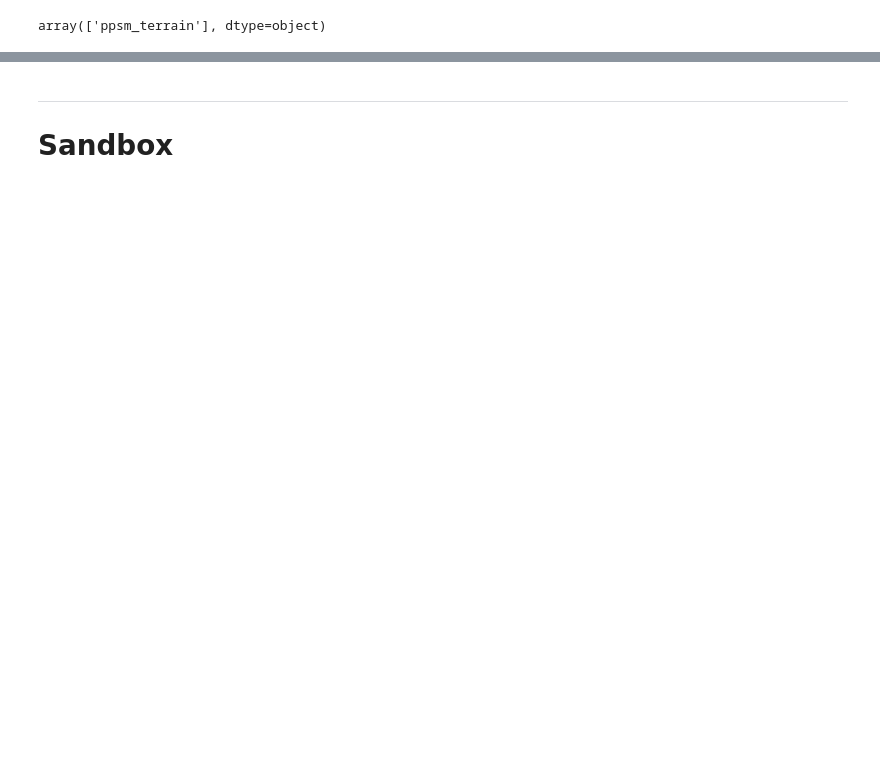
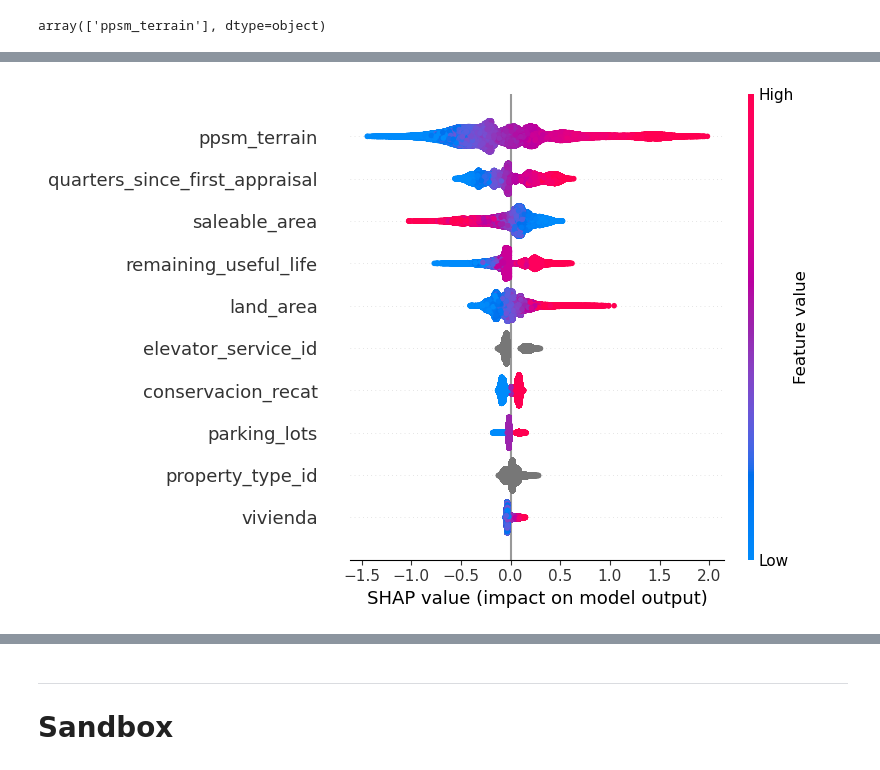
Before and after one commit to YunPerez/mexico-real-estate-investigation, a Jupyter notebook: src/BACKLOG/P1_PRE_EDA/s9_upload_mlflow.ipynb, the cells around one changed output, grey strips where cells are left out. Cells and saved outputs as stored; diff of their text form; code cells hidden in the pictures; blank space fills up the shorter version.

```diff
--- a/src/BACKLOG/P1_PRE_EDA/s9_upload_mlflow.ipynb
+++ b/src/BACKLOG/P1_PRE_EDA/s9_upload_mlflow.ipynb
@@ -594,0 +669,10 @@ sns.histplot(
+# %%
+# init catboost
+model = CatBoostRegressor(**config_model['hyperparameters'])
+
+# fit model
+model.fit(
+    X=dict_data['train'],
+    eval_set=dict_data['validation'] if dict_data['validation'] is not None else None,
+    plot=True
+)
@@ -594,0 +818,25 @@ sns.histplot(
+# %%
+# get feature importance
+def plot_feature_importance(model, X, n_size):
+    explainer = shap.TreeExplainer(model)
+
+    # shap values
+    shap_values = explainer.shap_values(X)
+
+    # plot
+    with plt.style.context(style='tableau-colorblind10'):
+        fig, ax = plt.subplots(figsize=(12, 8))
+        shap.summary_plot(
+            shap_values,
+            X,
+            max_display=n_size,
+            show=False
+        )
+        plt.tight_layout()
+    plt.close(fig)
+    return fig
+
+# plot feature importance
+plot_feature_importance(model, X_trans, 10)
+# %% [output]
+[figure, added]
```
Also changed, not shown: parts of 43 cells of this notebook, 3 other files.
